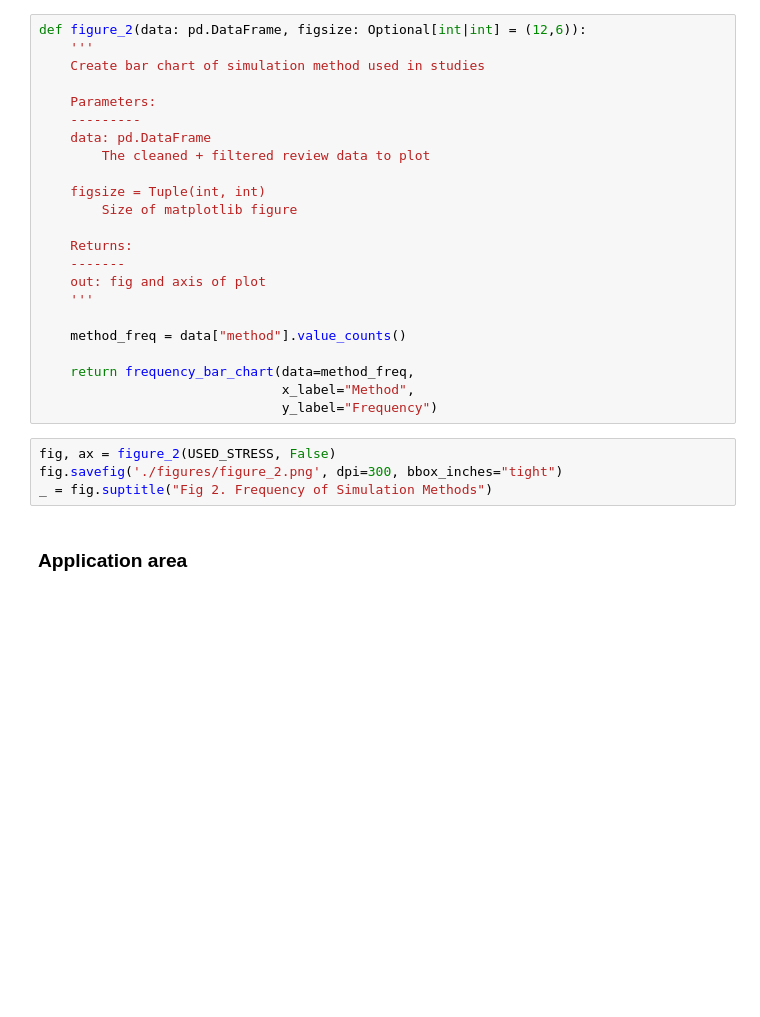
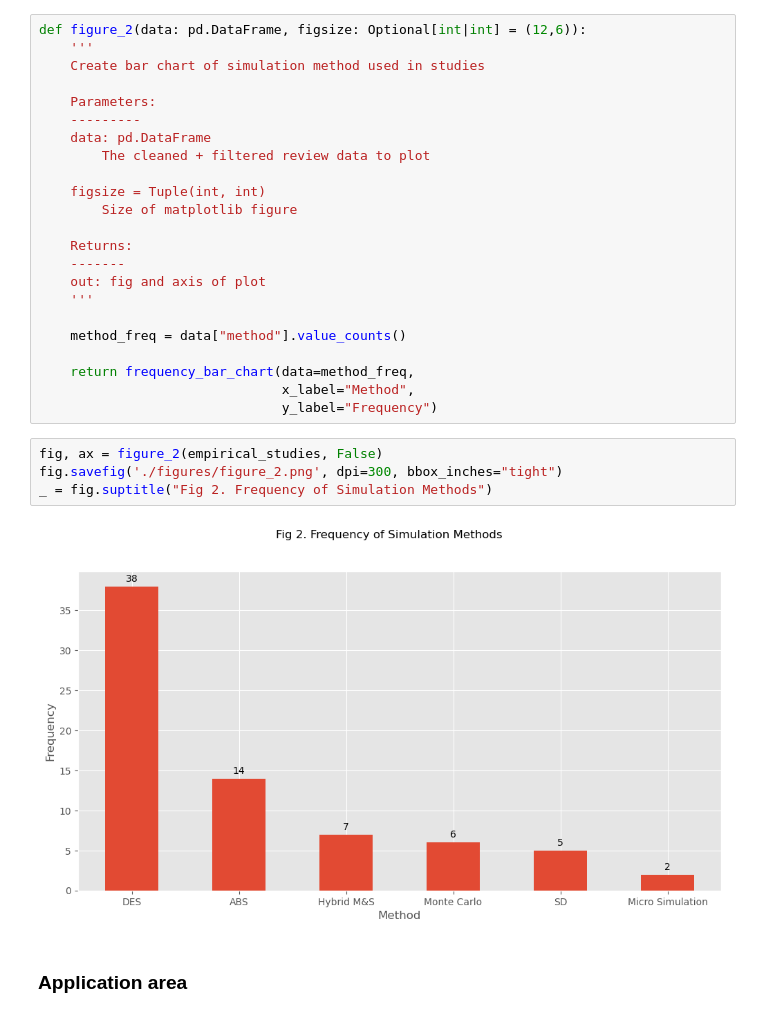
Before and after one commit to pythonhealthdatascience/stress_update, a Jupyter notebook: quarto_site/03_results/03_analysis.ipynb, the cells around one changed output. Saved outputs shown, nothing was run; the diff lists cells and outputs as text; blank space fills up the shorter version.

```diff
--- a/quarto_site/03_results/03_analysis.ipynb
+++ b/quarto_site/03_results/03_analysis.ipynb
@@ -369,9 +176,11 @@ def figure_2(data: pd.DataFrame, figsize: Optional[int|int] = (12,6)):
                                x_label="Method",
                                y_label="Frequency")
 # %%
-fig, ax = figure_2(USED_STRESS, False)
+fig, ax = figure_2(empirical_studies, False)
 fig.savefig('./figures/figure_2.png', dpi=300, bbox_inches="tight")
 _ = fig.suptitle("Fig 2. Frequency of Simulation Methods")
+# %% [output]
+[figure, added]
 # %% [markdown]
 ### Application area
 # %%
```
Also changed, not shown: parts of 26 cells of this notebook.
